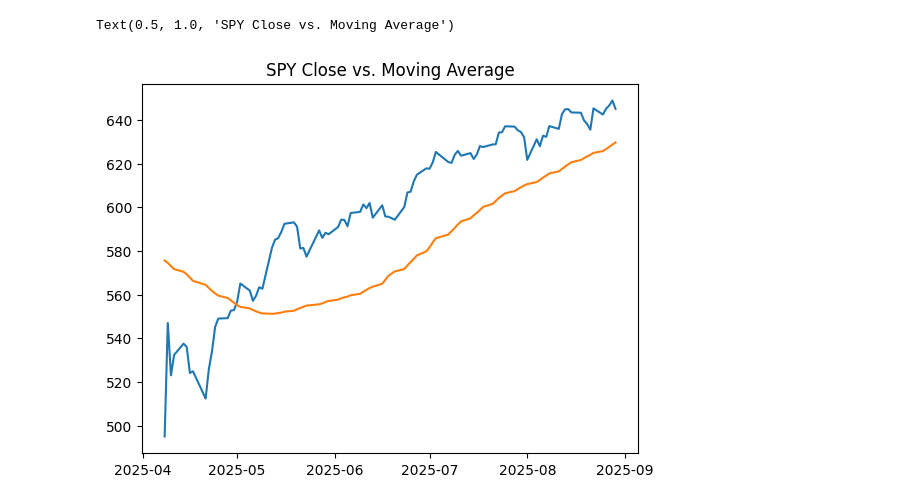
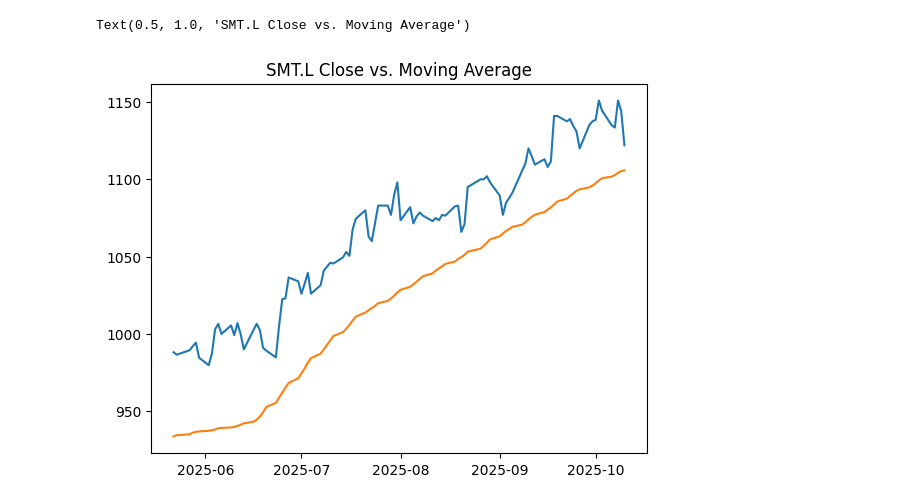
Before and after one commit to nucleartoby/trTesting, a Jupyter notebook: MA.ipynb, the cells around one changed output. Drawn from its saved outputs; the diff is of its cells as text; code cells hidden in the pictures.

```diff
--- a/MA.ipynb
+++ b/MA.ipynb
@@ -31,14 +31,14 @@ df
 # %%
-TICKER = 'SPY'
+TICKER = 'SMT.L'
 
 df = yf.Ticker(TICKER).history(period="max")
 df['MA'] = df['Close'].rolling(50).mean()
 
 df = df.iloc[-100:, :] #last 100 row, all columns
 
 plt.plot(df['Close'])
 plt.plot(df['MA'])
 plt.title(f'{TICKER} Close vs. Moving Average')
 # %% [output]
-Text(0.5, 1.0, 'SPY Close vs. Moving Average')
+Text(0.5, 1.0, 'SMT.L Close vs. Moving Average')
-[figure, old version]
+[figure, new version]
```
Also changed, not shown: parts of 3 cells of this notebook, 4 other files.
